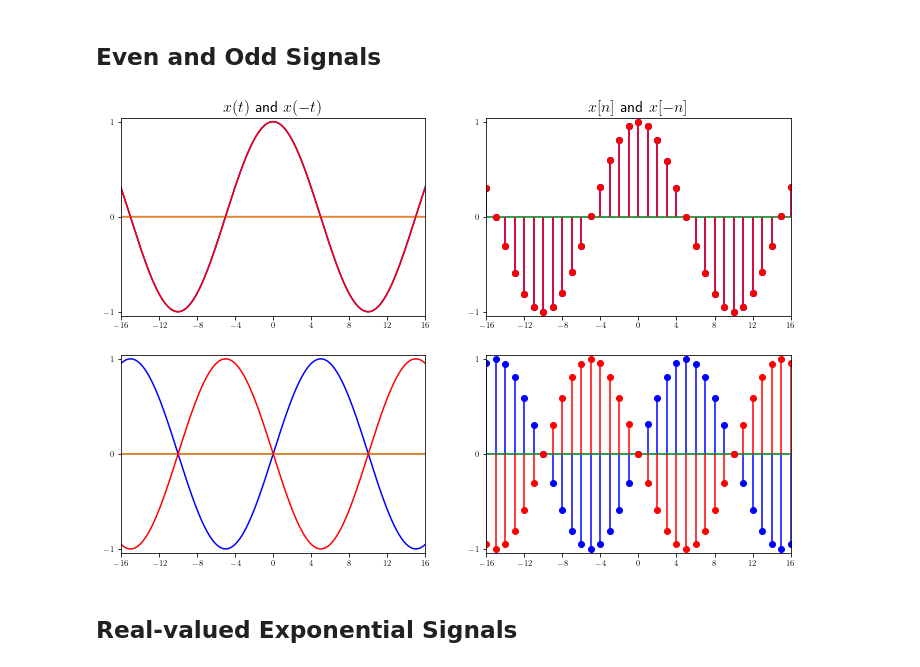
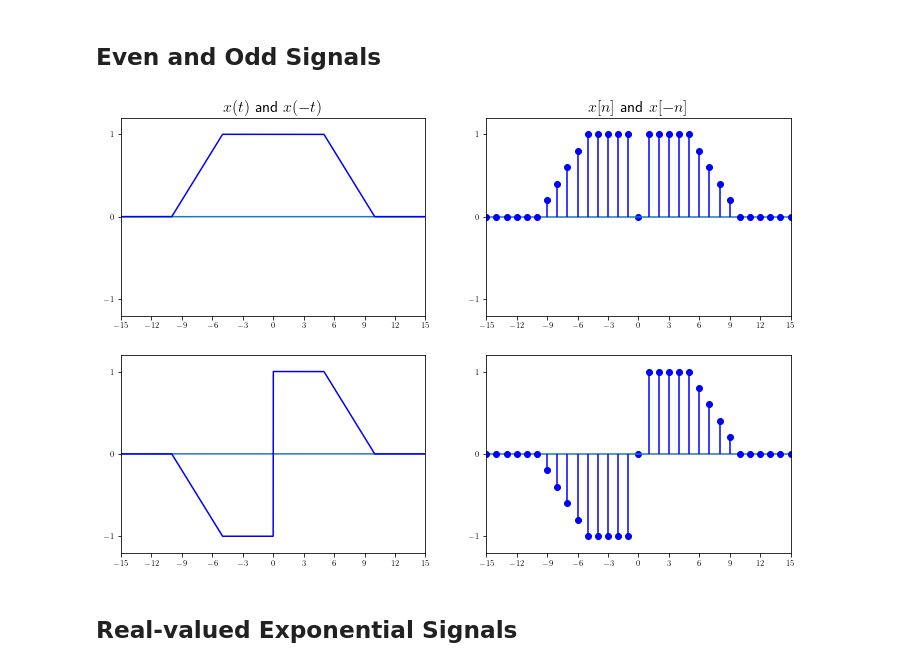
Before and after one commit to tmquan/ivcl, a Jupyter notebook: _sources/courses/dsp/intro.ipynb, the cells around one changed output. Drawn from its saved outputs; the diff is of its cells as text; code cells hidden in the pictures.

```diff
--- a/_sources/courses/dsp/intro.ipynb
+++ b/_sources/courses/dsp/intro.ipynb
@@ -134,41 +135,51 @@ plt.show()
 # %%
 # HIDE/SHOW
 t = sp.Symbol('t')
 fig, ax = plt.subplots(
     2, 2,
     figsize=(12, 8),
     # tight_layout=True,
 )
 
-mpl_axes_plot(ax[0][0], sp.cos((t*sp.pi+0.05)/10), (t, -40, 40), color='b')
-mpl_axes_plot(ax[0][0], sp.cos((-t*sp.pi-0.05)/10), (t, -40, 40), color='r')
-ax[0][0].set_xlim(-16, 16, 1)
-# ax[0][0].set_ylim(-10, 10, 1)
+f = sp.Piecewise(
+    (0, t<0),
+    (0.5, t==0),
+    (1, (t>0)&(t<=1)),
+    (2-t, (t>=1)&(t<=2)),
+    (0, t>=2)
+)
+h = f.subs(t, t/5)
+mpl_axes_plot(ax[0][0], (h+h.subs(t, -t)), (t, -40, 40), color='b')
+# mpl_axes_plot(ax[0][0], (h+h.subs(t, -t)), (t, -40, 40), color='r')
+ax[0][0].set_xlim(-15, 15, 1)
+ax[0][0].set_ylim(-1.2, 1.2, 1)
 ax[0][0].set_title(r'$x(t)$ and $x(-t)$', fontsize=16)
 
 
-mpl_axes_stem(ax[0][1], sp.cos((t*sp.pi+0.05)/10), (t, -40, 40, 1), linefmt='b', markerfmt='bo')
-mpl_axes_stem(ax[0][1], sp.cos((-t*sp.pi-0.05)/10), (t, -40, 40, 1), linefmt='r', markerfmt='ro')
-ax[0][1].set_xlim(-16, 16, 1)
-# ax[0][1].set_ylim(-10, 10, 1)
+mpl_axes_stem(ax[0][1], (h+h.subs(t, -t)), (t, -40, 40, 1), linefmt='b', markerfmt='bo')
+# mpl_axes_stem(ax[0][1], (h+h.subs(t, -t)), (t, -40, 40, 1), linefmt='r', markerfmt='ro')
+ax[0][1].scatter(0, 0, color='b')
+ax[0][1].set_xlim(-15, 15, 1)
+ax[0][1].set_ylim(-1.2, 1.2, 1)
 ax[0][1].set_title(r'$x[n]$ and $x[-n]$', fontsize=16)
 
-mpl_axes_plot(ax[1][0], sp.sin((t*sp.pi)/10), (t, -40, 40), color='b')
-mpl_axes_plot(ax[1][0], sp.sin((-t*sp.pi)/10), (t, -40, 40), color='r')
-ax[1][0].set_xlim(-16, 16, 1)
-# ax[1][0].set_ylim(-10, 10, 1)
+mpl_axes_plot(ax[1][0], (h-h.subs(t, -t)), (t, -40, 40), color='b')
+# mpl_axes_plot(ax[1][0], (h-h.subs(t, -t)), (t, -40, 40), color='r')
+ax[1][0].set_xlim(-15, 15, 1)
+ax[1][0].set_ylim(-1.2, 1.2, 1)
 # ax[1][0].set_title(r'$x(t)$', fontsize=16)
 
 
-mpl_axes_stem(ax[1][1], sp.sin((t*sp.pi+0.02)/10), (t, -40, 40, 1), linefmt='b', markerfmt='bo')
-mpl_axes_stem(ax[1][1], sp.sin((-t*sp.pi+0.02)/10), (t, -40, 40, 1), linefmt='r', markerfmt='ro')
-ax[1][1].set_xlim(-16, 16, 1)
-# ax[1][1].set_ylim(-10, 10, 1)
+mpl_axes_stem(ax[1][1], (h-h.subs(t, -t)), (t, -40, 40, 1), linefmt='b', markerfmt='bo')
+# mpl_axes_stem(ax[1][1], (h-h.subs(t, -t)), (t, -40, 40, 1), linefmt='r', markerfmt='ro')
+ax[1][1].scatter(0, 0, color='b')
+ax[1][1].set_xlim(-15, 15, 1)
+ax[1][1].set_ylim(-1.2, 1.2, 1)
 # ax[1][1].set_title(r'$x[n]$', fontsize=16)
 
 plt.show()
 # %% [output]
-[figure, old version]
+[figure, new version]
 # %% [markdown]
 ## Real-valued Exponential Signals
 # %%
```
Also changed, not shown: parts of 4 cells of this notebook, 5 other files.
